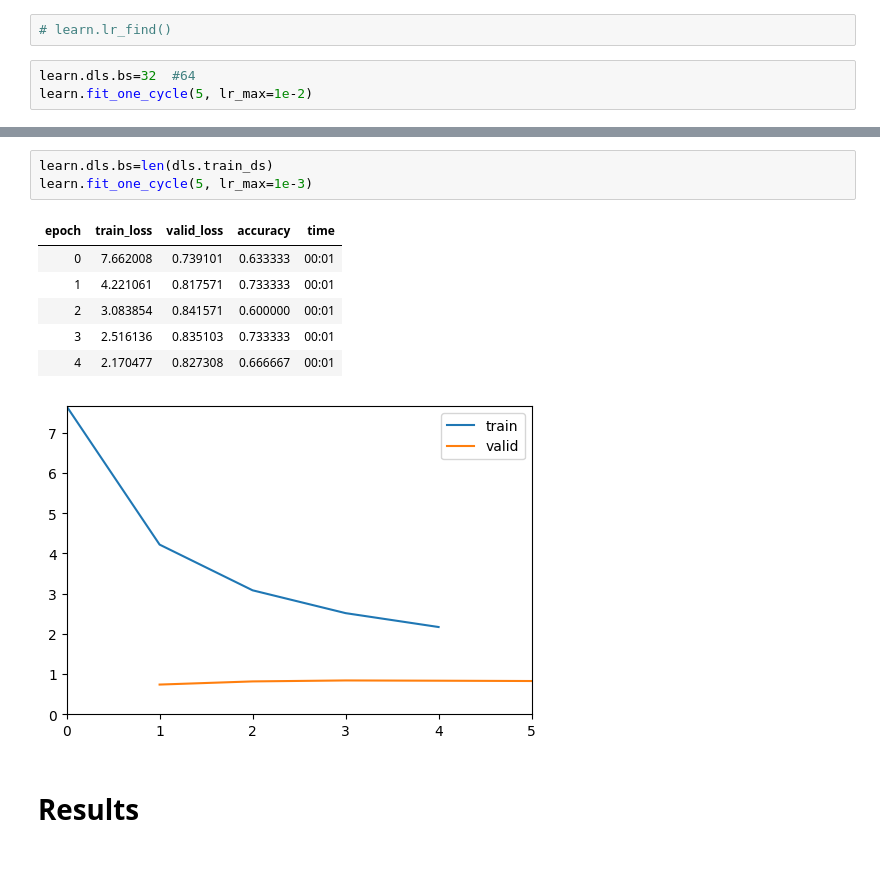
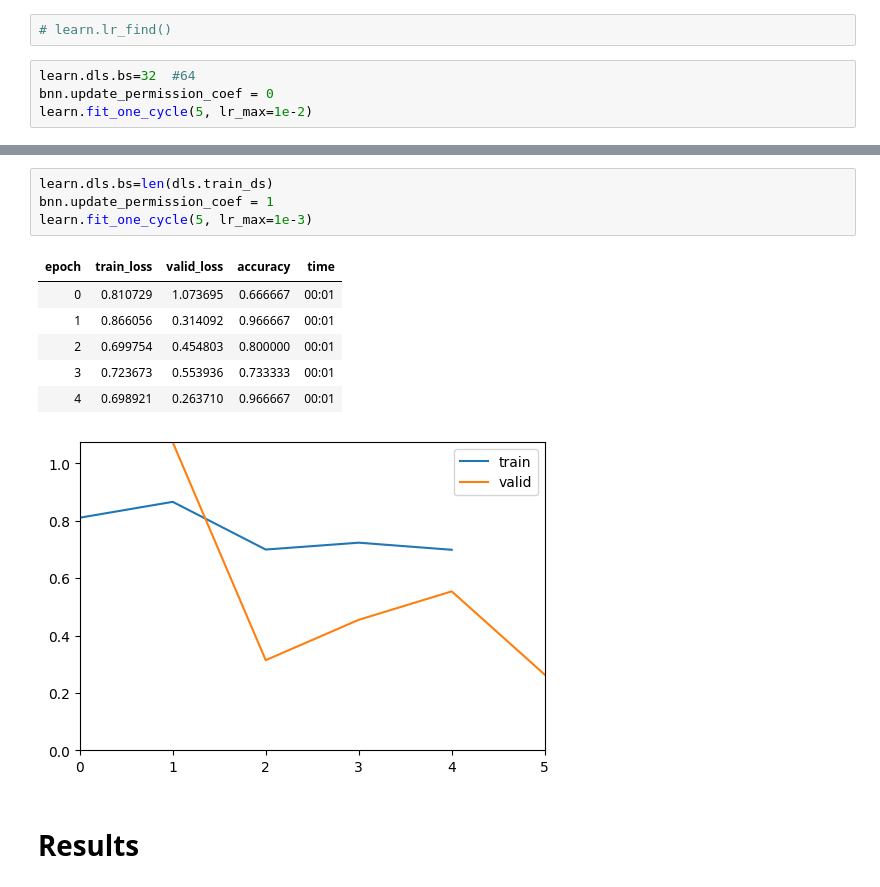
Before and after one commit to lilacs2039/FlipBackprop-pytorch, a Jupyter notebook: v2/02_experiment_full-binary-NN.ipynb, the cells around one changed output, grey strips where cells are left out. Cells and saved outputs as stored; diff of their text form.

```diff
--- a/v2/02_experiment_full-binary-NN.ipynb
+++ b/v2/02_experiment_full-binary-NN.ipynb
@@ -194,6 +195,7 @@ learn = Learner(dls, model, loss_func=CrossEntropyLossFlat(), metrics=accuracy,
 # learn.lr_find()
 # %%
 learn.dls.bs=32  #64
+bnn.update_permission_coef = 0
 learn.fit_one_cycle(5, lr_max=1e-2)
 # %% [output]
 | epoch | train_loss | valid_loss | accuracy | time |
@@ -225,14 +227,15 @@ bnn.logger.createHeatmaps()
 # %%
 learn.dls.bs=len(dls.train_ds)
+bnn.update_permission_coef = 1
 learn.fit_one_cycle(5, lr_max=1e-3)
 # %% [output]
 | epoch | train_loss | valid_loss | accuracy | time |
-| 0 | 7.662008 | 0.739101 | 0.633333 | 00:01 |
-| 1 | 4.221061 | 0.817571 | 0.733333 | 00:01 |
-| 2 | 3.083854 | 0.841571 | 0.600000 | 00:01 |
-| 3 | 2.516136 | 0.835103 | 0.733333 | 00:01 |
-| 4 | 2.170477 | 0.827308 | 0.666667 | 00:01 |
+| 0 | 0.810729 | 1.073695 | 0.666667 | 00:01 |
+| 1 | 0.866056 | 0.314092 | 0.966667 | 00:01 |
+| 2 | 0.699754 | 0.454803 | 0.800000 | 00:01 |
+| 3 | 0.723673 | 0.553936 | 0.733333 | 00:01 |
+| 4 | 0.698921 | 0.263710 | 0.966667 | 00:01 |
-[figure, old version]
+[figure, new version]
 # %% [markdown]
 # Results
 # %%
```
Also changed, not shown: parts of 8 cells of this notebook, 3 other files.
